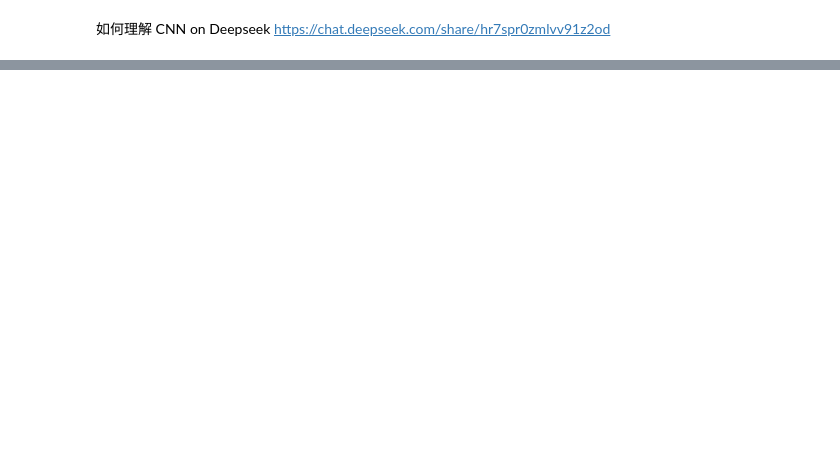
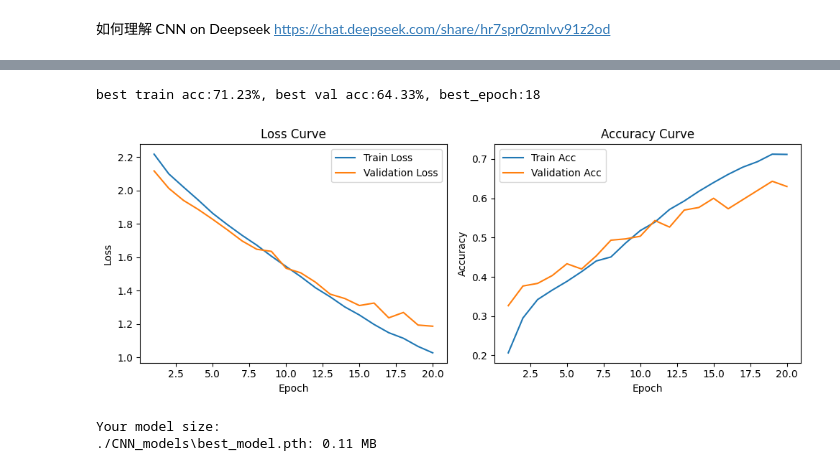
Before and after one commit to solomonjie/LLMLearning, a Jupyter notebook: GenAICourse/GenAI-ML-HW6.ipynb, the cells around one changed output, grey strips where cells are left out. Saved outputs shown, nothing was run; the diff lists cells and outputs as text; code cells hidden in the pictures; blank space fills up the shorter version.

```diff
--- a/GenAICourse/GenAI-ML-HW6.ipynb
+++ b/GenAICourse/GenAI-ML-HW6.ipynb
@@ -238,0 +467,8 @@ if torch.cuda.is_available():
+# %%
+print(f"best train acc:{result['best_train_acc']:.2%}, best val acc:{result['best_val_acc']:.2%}, best_epoch:{result['best_epoch']}")
+print_info(num_epochs, result['train_losses'], result['val_losses'], result['train_accs'], result['val_accs'])
+# %% [output]
+best train acc:71.23%, best val acc:64.33%, best_epoch:18
+[figure, added]
+Your model size:
+./CNN_models\best_model.pth: 0.11 MB
```
Also changed, not shown: parts of 10 cells of this notebook, 1 other file.
